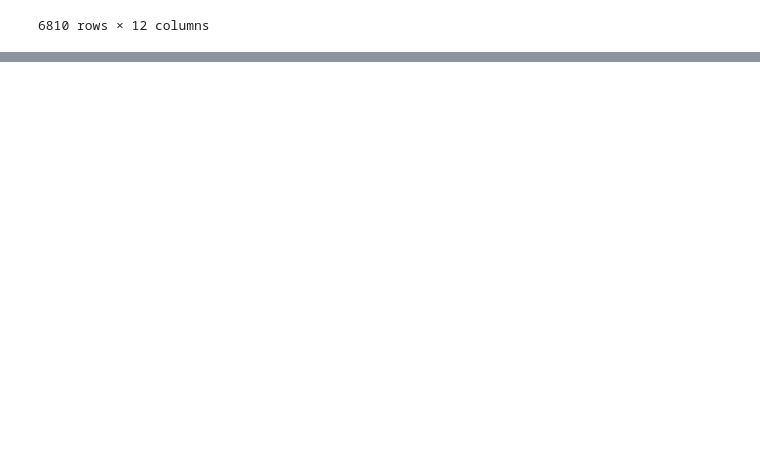
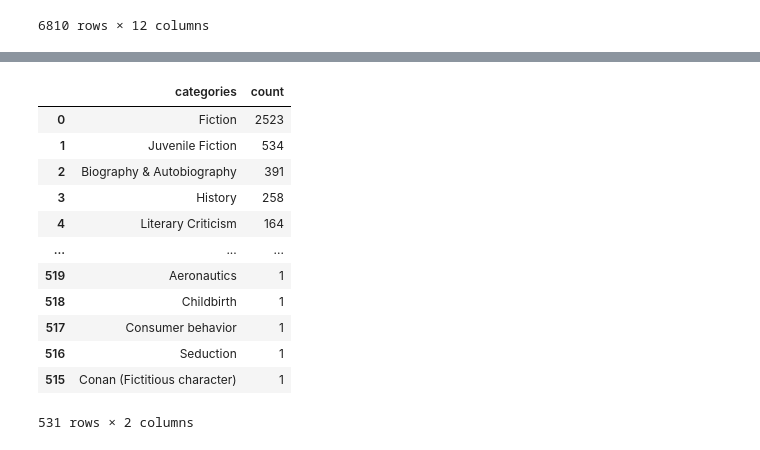
Before and after one commit to BeeAntsy/book-recommender-llm, a Jupyter notebook: data-exploration.ipynb, the cells around one changed output, grey strips where cells are left out. Cells and saved outputs as stored; diff of their text form; code cells hidden in the pictures; blank space fills up the shorter version.

Commit message:
data cleaning underway: dealt with missing values and insignificant descriptions

```diff
--- a/data-exploration.ipynb
+++ b/data-exploration.ipynb
@@ -32,0 +48,5 @@ books       #lets have a peek
+# %%
+import numpy as np
+
+books["missing_description"] = np.where(books["description"].isna(), 1, 0)  #making a numpy matrix of binary values for missing data
+books["age_of_book"] = 2025 - books["published_year"]
@@ -32,0 +73,8 @@ books       #lets have a peek
+# %%
+#creating a new dataset that removes all datapoints with missing description, page number, rating or publish year
+book_missing = books[~(books["description"].isna()) &
+      (~books["num_pages"].isna()) &
+      (~books["average_rating"].isna()) &
+      (~books["published_year"].isna())
+].copy()
+book_missing    #new dataset, verifying no missing datapoints in the above fields
@@ -32,0 +95,18 @@ books       #lets have a peek
+# %%
+#analysing categories
+book_missing["categories"].value_counts().reset_index().sort_values("count", ascending=False)
+#so many single book categories, this will need to be addressed
+# %% [output]
+|  | categories | count |
+| 0 | Fiction | 2523 |
+| 1 | Juvenile Fiction | 534 |
+| 2 | Biography & Autobiography | 391 |
+| 3 | History | 258 |
+| 4 | Literary Criticism | 164 |
+| ... | ... | ... |
+| 519 | Aeronautics | 1 |
+| 518 | Childbirth | 1 |
+| 517 | Consumer behavior | 1 |
+| 516 | Seduction | 1 |
+| 515 | Conan (Fictitious character) | 1 |
+531 rows × 2 columns
```
Also changed, not shown: parts of 14 cells of this notebook.
